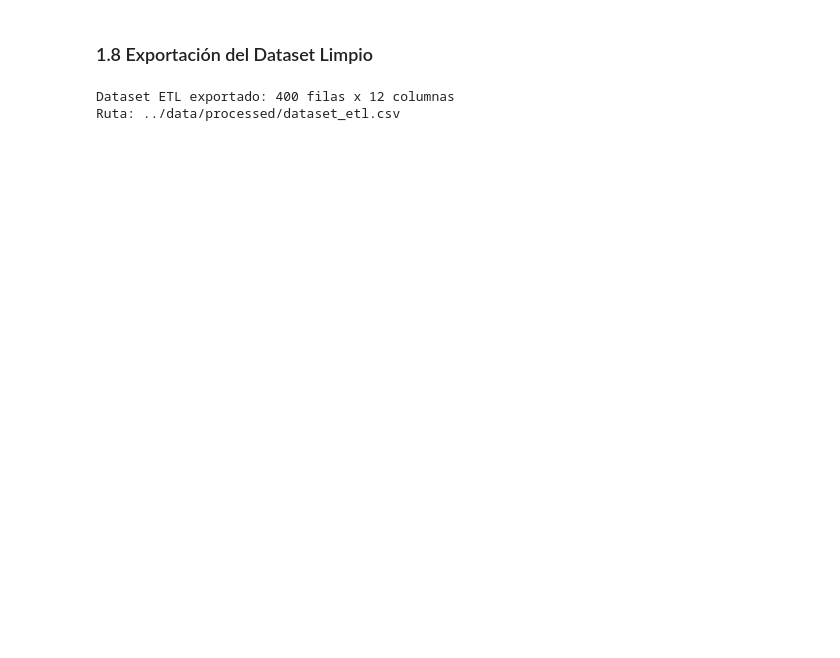
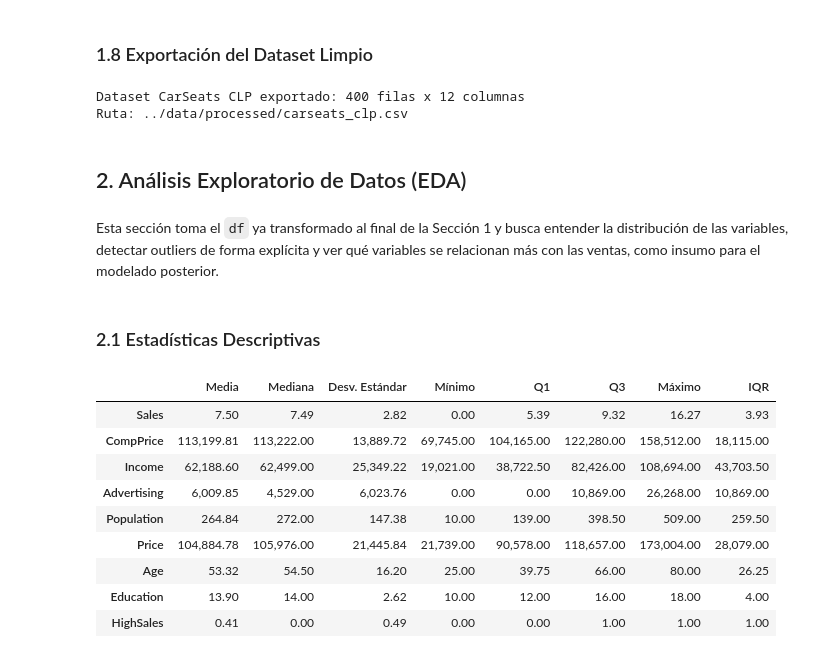
Before and after one commit to milegf/CarSeat_SCY1101_Examen, a Jupyter notebook: notebooks/CarSeats_Ev3.ipynb, the cells around one changed output. Drawn from its saved outputs; the diff is of its cells as text; code cells hidden in the pictures; blank space fills up the shorter version.

Commit message:
Etapa EDA finalizada (Sección 2)

```diff
--- a/notebooks/CarSeats_Ev3.ipynb
+++ b/notebooks/CarSeats_Ev3.ipynb
@@ -255,12 +257,47 @@ Las 4 columnas monetarias (`CompPrice`, `Income`, `Advertising`, `Price`) se man
 # %% [markdown]
 ### 1.8 Exportación del Dataset Limpio
 # %%
-PROCESSED_PATH = "../data/processed/dataset_etl.csv"
+PROCESSED_PATH = "../data/processed/carseats_clp.csv"
 
 df.to_csv(PROCESSED_PATH, index=False)
 
-print(f"Dataset ETL exportado: {df.shape[0]} filas x {df.shape[1]} columnas")
+print(f"Dataset CarSeats CLP exportado: {df.shape[0]} filas x {df.shape[1]} columnas")
 print(f"Ruta: {PROCESSED_PATH}")
 # %% [output]
-Dataset ETL exportado: 400 filas x 12 columnas
-Ruta: ../data/processed/dataset_etl.csv
+Dataset CarSeats CLP exportado: 400 filas x 12 columnas
+Ruta: ../data/processed/carseats_clp.csv
+# %% [markdown]
+## 2. Análisis Exploratorio de Datos (EDA)
+# %% [markdown]
+Esta sección toma el `df` ya transformado al final de la Sección 1 y busca entender la distribución de las variables, detectar outliers de forma explícita y ver qué variables se relacionan más con las ventas, como insumo para el modelado posterior.
+# %% [markdown]
+### 2.1 Estadísticas Descriptivas
+# %%
+# Estadísticas descriptivas de variables numéricas
+columnas_num = df.select_dtypes(include="number")
+
+estadisticas = pd.DataFrame(
+    {
+        "Media": columnas_num.mean(),
+        "Mediana": columnas_num.median(),
+        "Desv. Estándar": columnas_num.std(),
+        "Mínimo": columnas_num.min(),
+        "Q1": columnas_num.quantile(0.25),
+        "Q3": columnas_num.quantile(0.75),
+        "Máximo": columnas_num.max(),
+        "IQR": columnas_num.quantile(0.75) - columnas_num.quantile(0.25),
+    }
+)
+
+display(estadisticas.round(2))
+# %% [output]
+|  | Media | Mediana | Desv. Estándar | Mínimo | Q1 | Q3 | Máximo | IQR |
+| Sales | 7.50 | 7.49 | 2.82 | 0.00 | 5.39 | 9.32 | 16.27 | 3.93 |
+| CompPrice | 113,199.81 | 113,222.00 | 13,889.72 | 69,745.00 | 104,165.00 | 122,280.00 | 158,512.00 | 18,115.00 |
+| Income | 62,188.60 | 62,499.00 | 25,349.22 | 19,021.00 | 38,722.50 | 82,426.00 | 108,694.00 | 43,703.50 |
+| Advertising | 6,009.85 | 4,529.00 | 6,023.76 | 0.00 | 0.00 | 10,869.00 | 26,268.00 | 10,869.00 |
+| Population | 264.84 | 272.00 | 147.38 | 10.00 | 139.00 | 398.50 | 509.00 | 259.50 |
+| Price | 104,884.78 | 105,976.00 | 21,445.84 | 21,739.00 | 90,578.00 | 118,657.00 | 173,004.00 | 28,079.00 |
+| Age | 53.32 | 54.50 | 16.20 | 25.00 | 39.75 | 66.00 | 80.00 | 26.25 |
+| Education | 13.90 | 14.00 | 2.62 | 10.00 | 12.00 | 16.00 | 18.00 | 4.00 |
+| HighSales | 0.41 | 0.00 | 0.49 | 0.00 | 0.00 | 1.00 | 1.00 | 1.00 |
```
Also changed, not shown: parts of 27 cells of this notebook, 3 other files.
